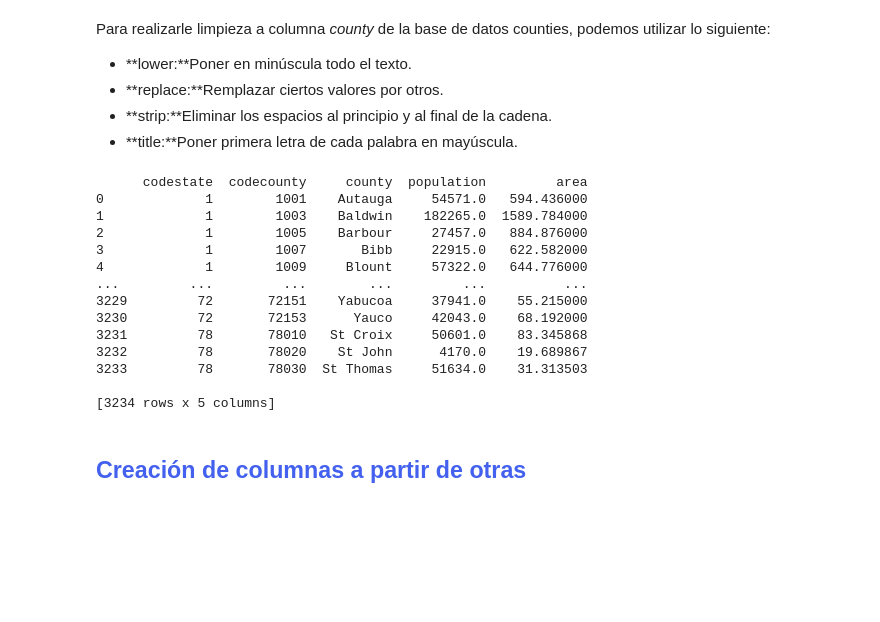
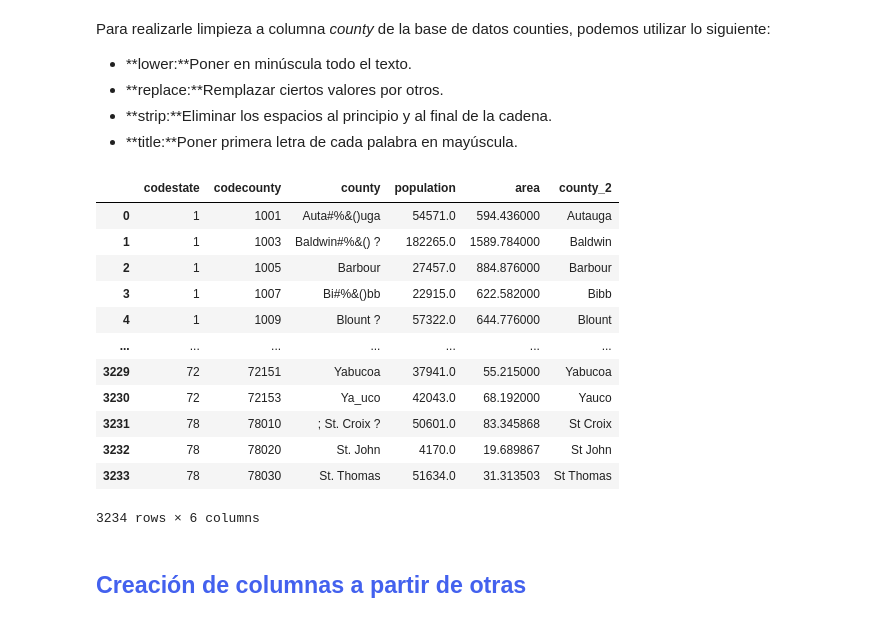
Before and after one commit to Stiven-Jaramillo/diplomado-ciencia-de-datos, a Jupyter notebook: Programación-Python/Cuadernos/Taller_Pandas.ipynb, the cells around one changed output. Saved outputs shown, nothing was run; the diff lists cells and outputs as text; code cells hidden in the pictures; blank space fills up the shorter version.

```diff
--- a/Programación-Python/Cuadernos/Taller_Pandas.ipynb
+++ b/Programación-Python/Cuadernos/Taller_Pandas.ipynb
@@ -324,30 +324,36 @@ Para realizarle limpieza a columna *county* de la base de datos counties, podemo
 * **strip:**Eliminar los espacios al principio y al final de la cadena.
 * **title:**Poner primera letra de cada palabra en mayúscula.
 # %%
-counties["county"] = (counties["county"]
-                            .str.lower()
-                            .str.replace("[^a-záéíóúñü ]","")
-                            .str.replace(" +"," ")
-                            .str.strip()
-                            .str.title()
-                           )
+# counties["county"] = (counties["county"]
+#                             .str.lower()
+#                             .str.replace("[^a-záéíóúñü ]","")
+#                             .str.replace(" +"," ")
+#                             .str.strip()
+#                             .str.title()
+#                            )
+# %%
+counties["county_2"] = (counties["county"]
+                            .str.lower()
+                            .str.replace("[^a-zA-Z0-9\s]", "", regex = True)
+                            .str.strip()
+                            .str.title()
+                           )
 # %%
-print(counties)
+display(counties)
 # %% [output]
+|  | codestate | codecounty | county | population | area | county_2 |
+| 0 | 1 | 1001 | Auta#%&()uga | 54571.0 | 594.436000 | Autauga |
+| 1 | 1 | 1003 | Baldwin#%&() ? | 182265.0 | 1589.784000 | Baldwin |
+| 2 | 1 | 1005 | Barbour | 27457.0 | 884.876000 | Barbour |
+| 3 | 1 | 1007 | Bi#%&()bb | 22915.0 | 622.582000 | Bibb |
+| 4 | 1 | 1009 | Blount ? | 57322.0 | 644.776000 | Blount |
+| ... | ... | ... | ... | ... | ... | ... |
+| 3229 | 72 | 72151 | Yabucoa | 37941.0 | 55.215000 | Yabucoa |
+| 3230 | 72 | 72153 | Ya_uco | 42043.0 | 68.192000 | Yauco |
+| 3231 | 78 | 78010 | ; St. Croix ? | 50601.0 | 83.345868 | St Croix |
+| 3232 | 78 | 78020 | St. John | 4170.0 | 19.689867 | St John |
+| 3233 | 78 | 78030 | St. Thomas | 51634.0 | 31.313503 | St Thomas |
-      codestate  codecounty     county  population         area
-0             1        1001    Autauga     54571.0   594.436000
-1             1        1003    Baldwin    182265.0  1589.784000
-2             1        1005    Barbour     27457.0   884.876000
-3             1        1007       Bibb     22915.0   622.582000
-4             1        1009     Blount     57322.0   644.776000
-...         ...         ...        ...         ...          ...
-3229         72       72151    Yabucoa     37941.0    55.215000
-3230         72       72153      Yauco     42043.0    68.192000
-3231         78       78010   St Croix     50601.0    83.345868
-3232         78       78020    St John      4170.0    19.689867
-3233         78       78030  St Thomas     51634.0    31.313503
-
-[3234 rows x 5 columns]
+3234 rows × 6 columns
 # %% [markdown]
 ## <span style="color:#4361EE">Creación de columnas a partir de otras</span>
 # %%
```
Also changed, not shown: parts of 7 cells of this notebook, 2 other files.
